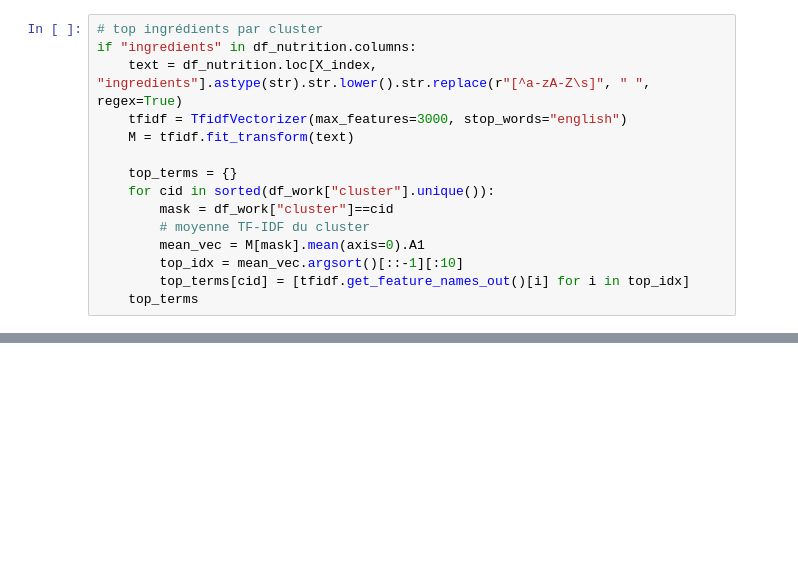
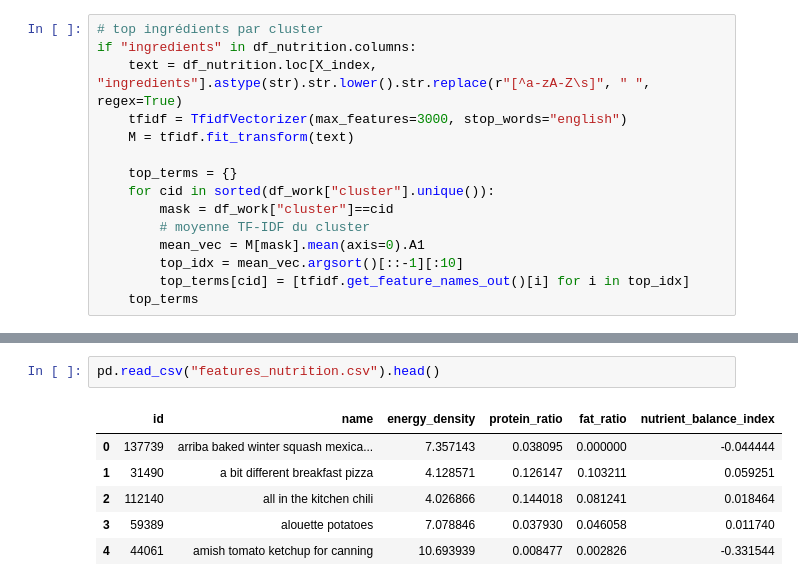
Before and after one commit to Hugosh71/Projet_Mangetamain, a Jupyter notebook: notebooks/EDA_Hugo.ipynb, the cells around one changed output, grey strips where cells are left out. Drawn from its saved outputs; the diff is of its cells as text; blank space fills up the shorter version.

```diff
--- a/notebooks/EDA_Hugo.ipynb
+++ b/notebooks/EDA_Hugo.ipynb
@@ -469,0 +529,9 @@ if "ingredients" in df_nutrition.columns:
+# %%
+pd.read_csv("features_nutrition.csv").head()
+# %% [output]
+|  | id | name | energy_density | protein_ratio | fat_ratio | nutrient_balance_index |
+| 0 | 137739 | arriba baked winter squash mexica... | 7.357143 | 0.038095 | 0.000000 | -0.044444 |
+| 1 | 31490 | a bit different breakfast pizza | 4.128571 | 0.126147 | 0.103211 | 0.059251 |
+| 2 | 112140 | all in the kitchen chili | 4.026866 | 0.144018 | 0.081241 | 0.018464 |
+| 3 | 59389 | alouette potatoes | 7.078846 | 0.037930 | 0.046058 | 0.011740 |
+| 4 | 44061 | amish tomato ketchup for canning | 10.693939 | 0.008477 | 0.002826 | -0.331544 |
```
Also changed, not shown: parts of 12 cells of this notebook.
